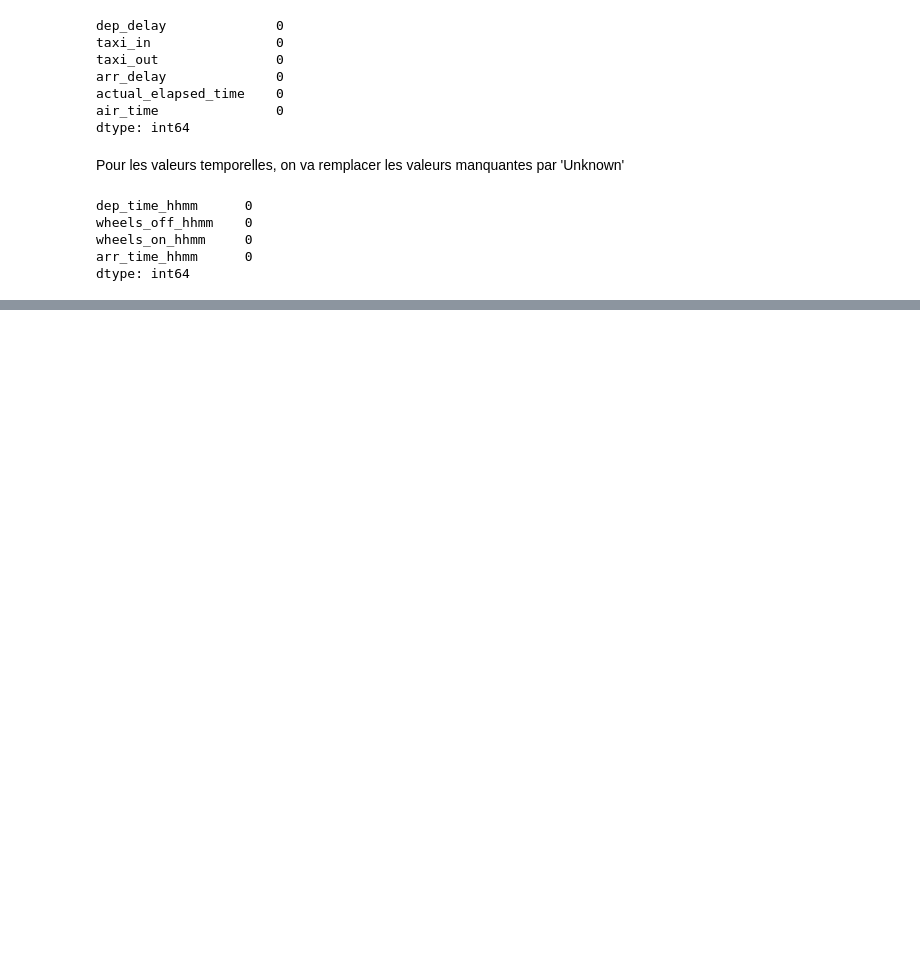
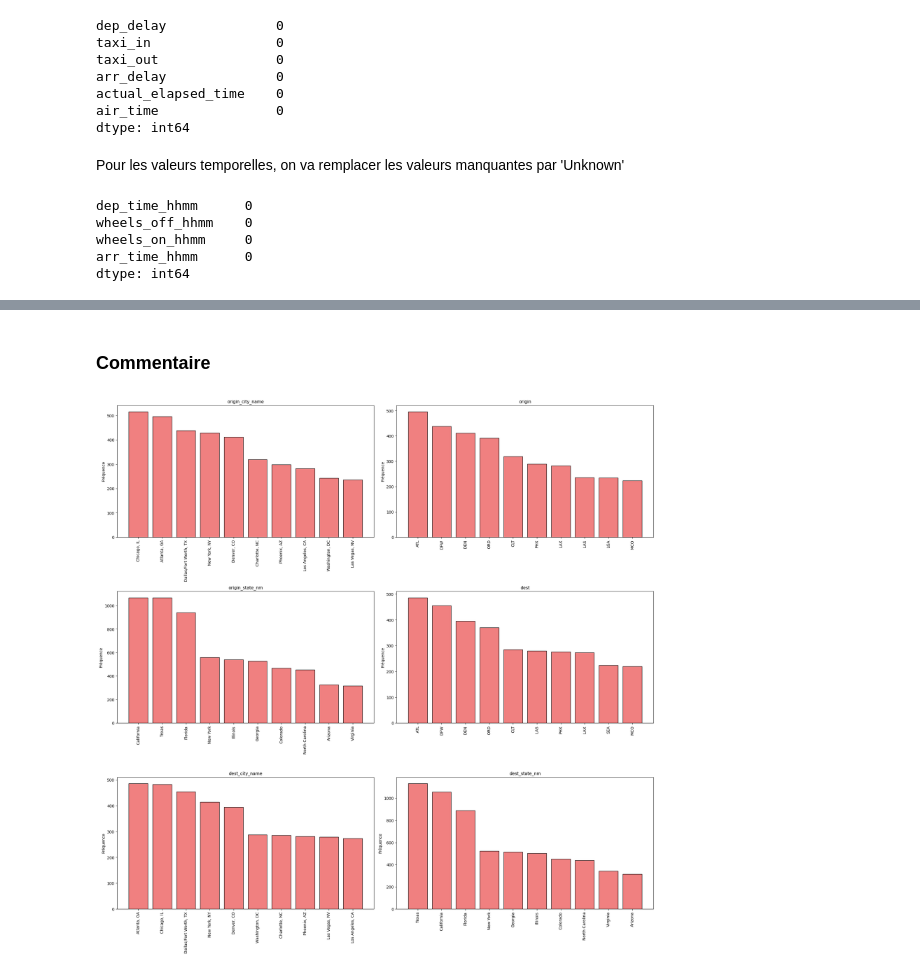
Before and after one commit to ManalRabehi/Flights-Delay-MLOps-Pipeline, a Jupyter notebook: notebooks/01_data_cleaning.ipynb, the cells around one changed output, grey strips where cells are left out. Saved outputs shown, nothing was run; the diff lists cells and outputs as text; code cells hidden in the pictures; blank space fills up the shorter version.

Commit message:
suite nettoyage de données

```diff
--- a/notebooks/01_data_cleaning.ipynb
+++ b/notebooks/01_data_cleaning.ipynb
@@ -270,0 +309,22 @@ dtype: int64
+# %% [markdown]
+### Commentaire
+# %%
+# Visualisation des données catégorielles avec des bar charts
+categorical_columns =['origin_city_name','origin','origin_state_nm', 'dest', 'dest_city_name',
+                    'dest_state_nm']
+
+# Taille globale de la figure
+plt.figure(figsize=(20, 25))
+
+for i, col in enumerate(categorical_columns, 1):
+    plt.subplot(4, 2, i)  # 4 lignes × 2 colonnes = 8 graphiques
+    value_counts = raw_data[col].value_counts().head(10)  # affiche les 10 catégories les + fréquentes
+    plt.bar(value_counts.index.astype(str), value_counts.values, color='lightcoral', edgecolor='black')
+    plt.title(col, fontsize=11)
+    plt.xticks(rotation=90)
+    plt.ylabel("Fréquence")
+
+plt.tight_layout()
+plt.show()
+# %% [output]
+[figure, added]
```
Also changed, not shown: parts of 10 cells of this notebook.
